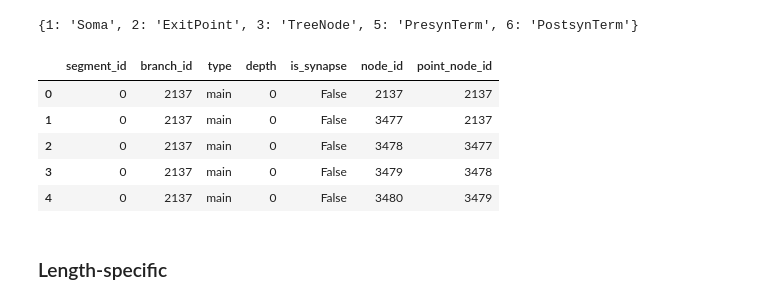
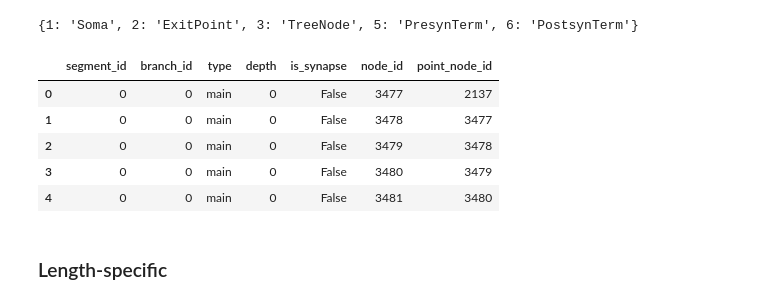
Before and after one commit to amandapiya/leechem-public, a Jupyter notebook: Jupyter/Segments - analysis - pegah.ipynb, the cells around one changed output. Saved outputs shown, nothing was run; the diff lists cells and outputs as text; code cells hidden in the pictures.

```diff
--- a/Jupyter/Segments - analysis - pegah.ipynb
+++ b/Jupyter/Segments - analysis - pegah.ipynb
@@ -39,15 +39,15 @@ db.nodetypes()
 # %%
 node_ids_db = list(db.nodeDetails('tid==444 and typ=6').keys())
 # %%
-segments = pd.read_csv('segments_table.csv')
+segments = pd.read_csv('segments_table_dw.csv')
 segments.head()
 # %% [output]
 |  | segment_id | branch_id | type | depth | is_synapse | node_id | point_node_id |
-| 0 | 0 | 2137 | main | 0 | False | 2137 | 2137 |
-| 1 | 0 | 2137 | main | 0 | False | 3477 | 2137 |
-| 2 | 0 | 2137 | main | 0 | False | 3478 | 3477 |
-| 3 | 0 | 2137 | main | 0 | False | 3479 | 3478 |
-| 4 | 0 | 2137 | main | 0 | False | 3480 | 3479 |
+| 0 | 0 | 0 | main | 0 | False | 3477 | 2137 |
+| 1 | 0 | 0 | main | 0 | False | 3478 | 3477 |
+| 2 | 0 | 0 | main | 0 | False | 3479 | 3478 |
+| 3 | 0 | 0 | main | 0 | False | 3480 | 3479 |
+| 4 | 0 | 0 | main | 0 | False | 3481 | 3480 |
 # %%
 x, y, z, nid = db.nodexyz()
 
```
Also changed, not shown: parts of 2 cells of this notebook, 35 other files.
